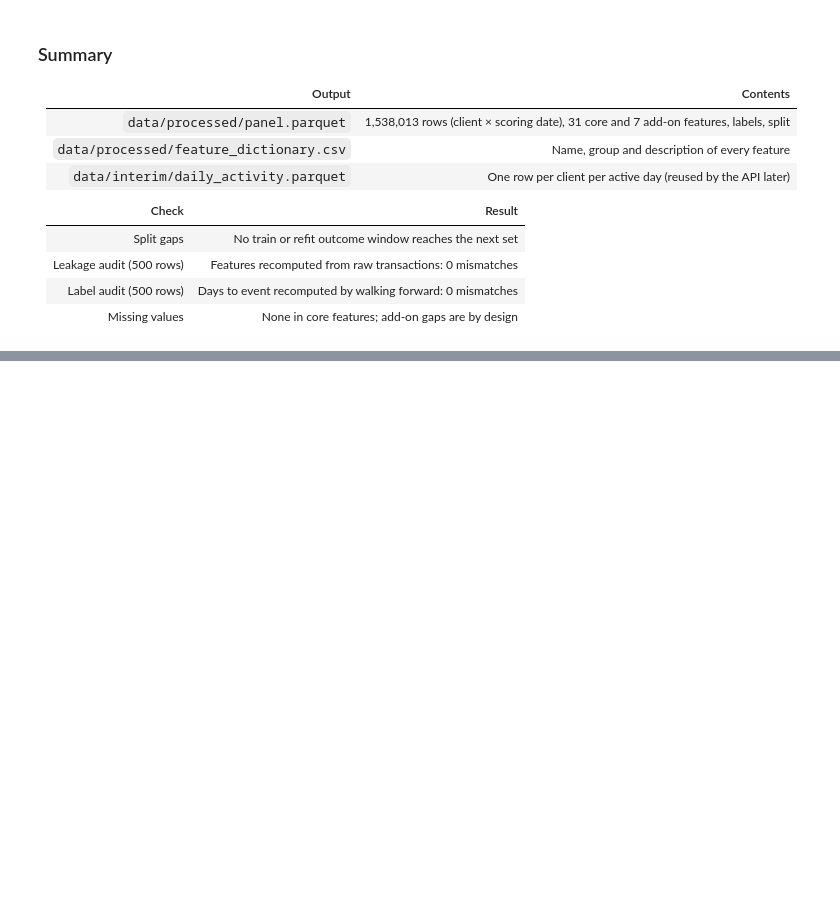
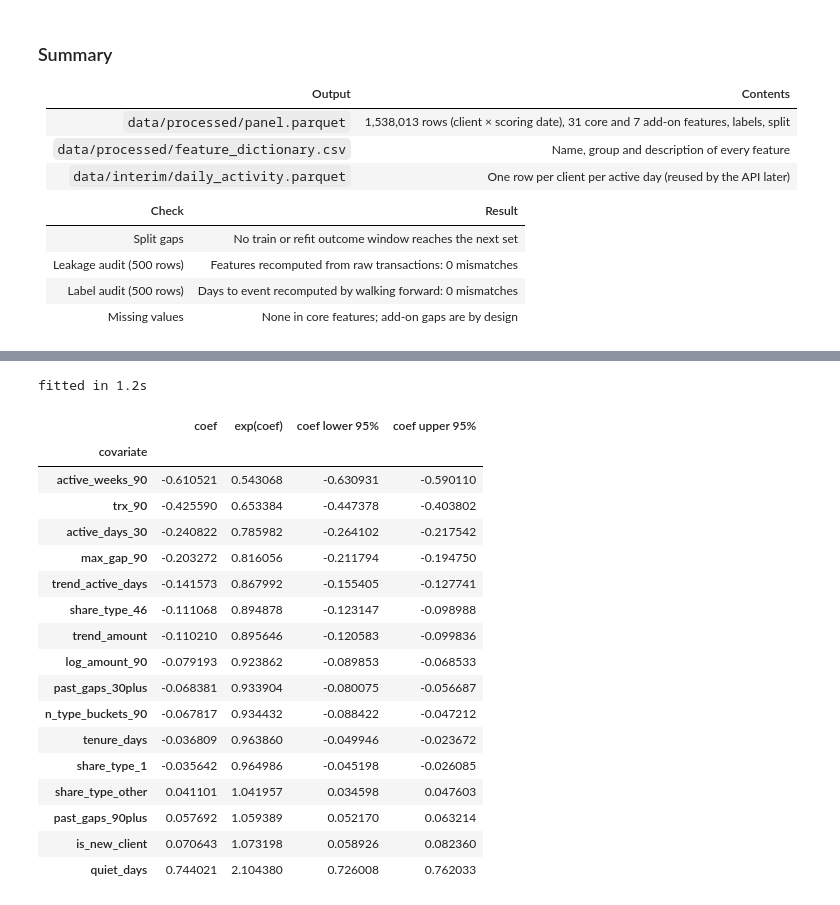
Before and after one commit to tintinWanyoike/084045_dsa_8401_capstone_project, a Jupyter notebook: notebook.ipynb, the cells around one changed output, grey strips where cells are left out. Cells and saved outputs as stored; diff of their text form; code cells hidden in the pictures; blank space fills up the shorter version.

```diff
--- a/notebook.ipynb
+++ b/notebook.ipynb
@@ -2265,0 +2270,18 @@ wrote feature_dictionary.csv: 38 features
+# %%
+HORIZONS = (30, 60, 90)
+BUDGET = 0.05            # the bank can contact 5% of at-risk clients each month
+SEED = 42
+
+panel = pl.read_parquet(PROCESSED / "panel.parquet").to_pandas()
+fd = pd.read_csv(PROCESSED / "feature_dictionary.csv")
+CORE = fd.loc[fd["group"] != "add-on", "feature"].tolist()
+ADDON = [f for f in fd.loc[fd["group"] == "add-on", "feature"] if f != "geo_available"]
+for c in CORE + ADDON:
+    panel[c] = panel[c].astype("float32")
+
+train = panel[panel["split"] == "train"].reset_index(drop=True)
+valid = panel[panel["split"] == "validation"].reset_index(drop=True)
+test = panel[panel["split"] == "test"].reset_index(drop=True)
+refit = panel[panel["in_refit"]].reset_index(drop=True)
+print(f"core features: {len(CORE)}  add-on features: {len(ADDON)}")
+print(f"rows  train {len(train):,}  validation {len(valid):,}  refit {len(refit):,}  test {len(test):,}")
@@ -2265,0 +2381,60 @@ wrote feature_dictionary.csv: 38 features
+# %%
+COX_FEATURES = ["quiet_days", "tenure_days", "is_new_client", "active_days_30", "active_weeks_90",
+                "trx_90", "log_amount_90", "trend_active_days", "trend_amount", "max_gap_90",
+                "past_gaps_30plus", "past_gaps_90plus", "n_type_buckets_90",
+                "share_type_1", "share_type_46", "share_type_other"]
+LOG_COLS = ["quiet_days", "tenure_days", "trx_90", "max_gap_90", "past_gaps_30plus"]
+CLIPS = {"trend_active_days": (-3, 3), "trend_amount": (-5, 5)}
+
+
+def cox_transform(df, stats=None):
+    x = df[COX_FEATURES].astype(float).copy()
+    for c in LOG_COLS:
+        x[c] = np.log1p(x[c])
+    for c, (lo, hi) in CLIPS.items():
+        x[c] = x[c].clip(lo, hi)
+    if stats is None:
+        stats = {"mean": x.mean(), "std": x.std()}
+    return (x - stats["mean"]) / stats["std"], stats
+
+
+def fit_cox(df):
+    x, stats = cox_transform(df)
+    x["T"] = df["days_to_event"].fillna(90).astype(float).to_numpy()
+    x["E"] = df["event_90"].astype(int).to_numpy()
+    cph = CoxPHFitter(penalizer=0.01).fit(x, "T", "E")
+    return cph, stats
+
+
+def predict_cox(cph, stats, df):
+    x, _ = cox_transform(df, stats)
+    surv = cph.predict_survival_function(x, times=list(HORIZONS)).T
+    return pd.DataFrame({f"p{h}": 1 - surv[h].to_numpy() for h in HORIZONS}, index=df.index)
+
+
+t0 = time.time()
+cph, cox_stats = fit_cox(train)
+print(f"fitted in {time.time() - t0:.1f}s")
+val_preds["Cox PH"] = pd.concat([valid, predict_cox(cph, cox_stats, valid)], axis=1)
+val_results += evaluate(val_preds["Cox PH"], "Cox PH")
+cph.summary[["coef", "exp(coef)", "coef lower 95%", "coef upper 95%"]].sort_values("coef")
+# %% [output]
+fitted in 1.2s
+|  | coef | exp(coef) | coef lower 95% | coef upper 95% |
+| covariate |  |  |  |  |
+| active_weeks_90 | -0.610521 | 0.543068 | -0.630931 | -0.590110 |
+| trx_90 | -0.425590 | 0.653384 | -0.447378 | -0.403802 |
+| active_days_30 | -0.240822 | 0.785982 | -0.264102 | -0.217542 |
+| max_gap_90 | -0.203272 | 0.816056 | -0.211794 | -0.194750 |
+| trend_active_days | -0.141573 | 0.867992 | -0.155405 | -0.127741 |
+| share_type_46 | -0.111068 | 0.894878 | -0.123147 | -0.098988 |
+| trend_amount | -0.110210 | 0.895646 | -0.120583 | -0.099836 |
+| log_amount_90 | -0.079193 | 0.923862 | -0.089853 | -0.068533 |
+| past_gaps_30plus | -0.068381 | 0.933904 | -0.080075 | -0.056687 |
+| n_type_buckets_90 | -0.067817 | 0.934432 | -0.088422 | -0.047212 |
+| tenure_days | -0.036809 | 0.963860 | -0.049946 | -0.023672 |
+| share_type_1 | -0.035642 | 0.964986 | -0.045198 | -0.026085 |
+| share_type_other | 0.041101 | 1.041957 | 0.034598 | 0.047603 |
+| past_gaps_90plus | 0.057692 | 1.059389 | 0.052170 | 0.063214 |
+| is_new_client | 0.070643 | 1.073198 | 0.058926 | 0.082360 |
+| quiet_days | 0.744021 | 2.104380 | 0.726008 | 0.762033 |
```
Also changed, not shown: parts of 51 cells of this notebook, 7 other files.
